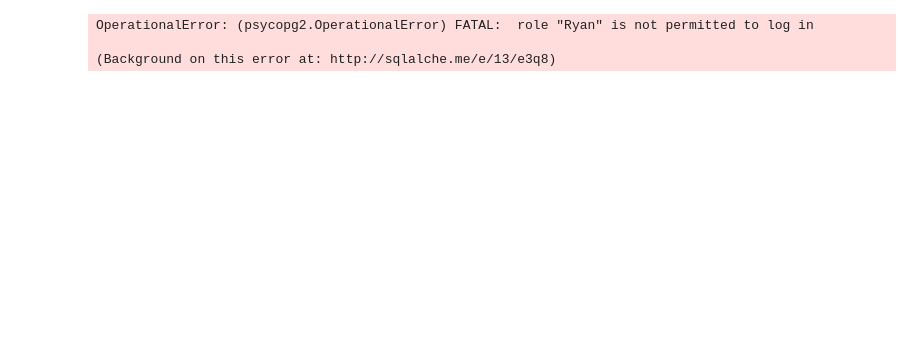
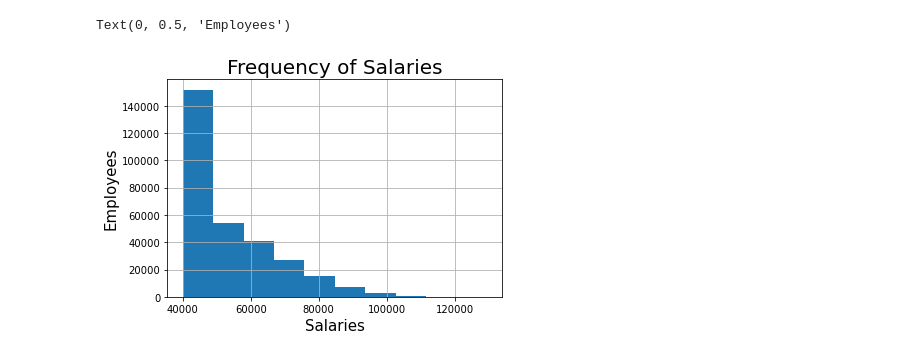
Before and after one commit to RyanAdamGonzalez1996/SQL-Challenge, a Jupyter notebook: EmployeeSQL/SQL_to_Pandas.ipynb, the cells around one changed output. Drawn from its saved outputs; the diff is of its cells as text; code cells hidden in the pictures; blank space fills up the shorter version.

```diff
--- a/EmployeeSQL/SQL_to_Pandas.ipynb
+++ b/EmployeeSQL/SQL_to_Pandas.ipynb
@@ -5,8 +6,19 @@ from sqlalchemy import create_engine
 # %%
 #Create a connection and engine object
-engine = create_engine("postgresql://Ryan:romeogolf96@localhost:5432/SQL_Challenge")
+#Parameter not inserted due to password being shown:
+engine = create_engine()
 connection = engine.connect()
-# %% [output]
-OperationalError: (psycopg2.OperationalError) FATAL:  role "Ryan" is not permitted to log in
-
-(Background on this error at: http://sqlalche.me/e/13/e3q8)
+# %%
+#Create a pandas dataframe from a sql table
+salary_data = pd.read_sql("SELECT salary FROM salary", connection)
+# %%
+#Create Histogram in pandas to show salary ranges
+salary_hist = salary_data.hist()
+
+#Format Histogram
+plt.title("Frequency of Salaries", fontsize = 20)
+plt.xlabel("Salaries", fontsize = 15)
+plt.ylabel("Employees", fontsize = 15)
+# %% [output]
+Text(0, 0.5, 'Employees')
+[figure, added]
```
Also changed, not shown: parts of 3 cells of this notebook, 2 other files.
